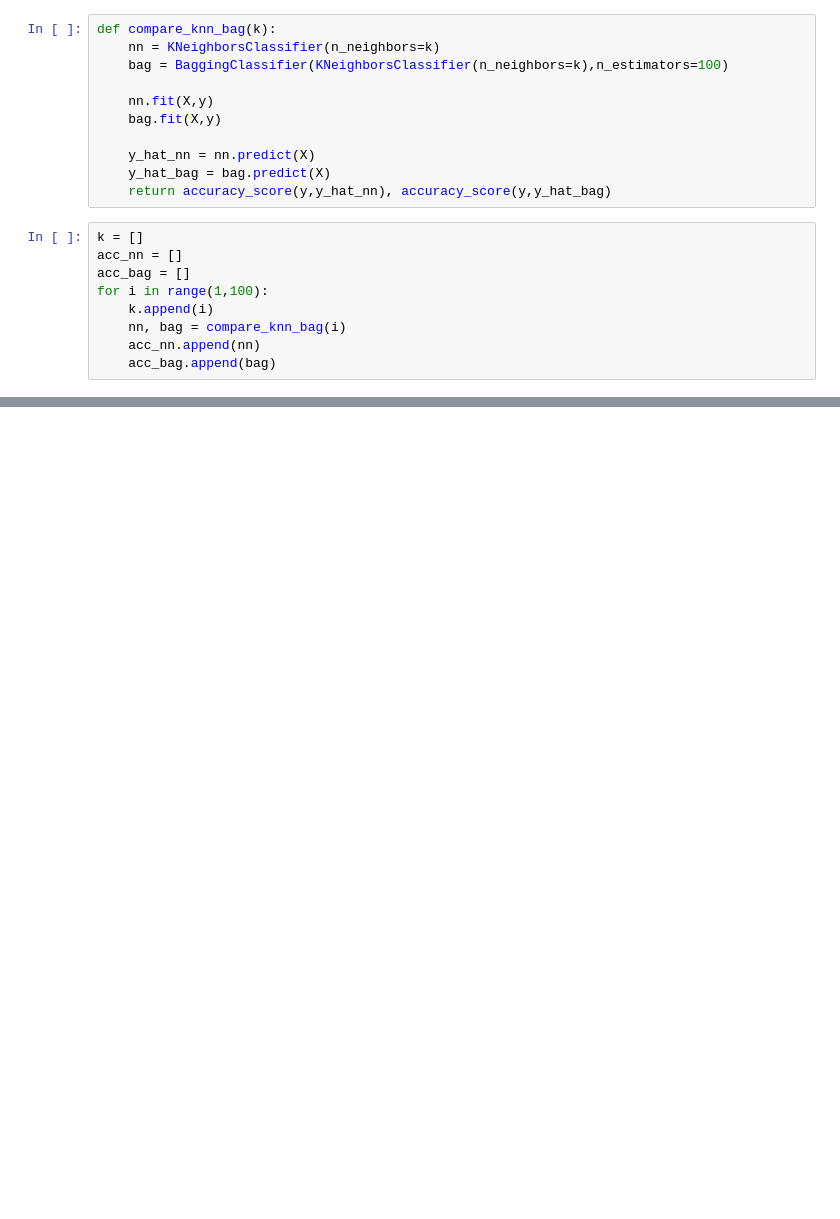
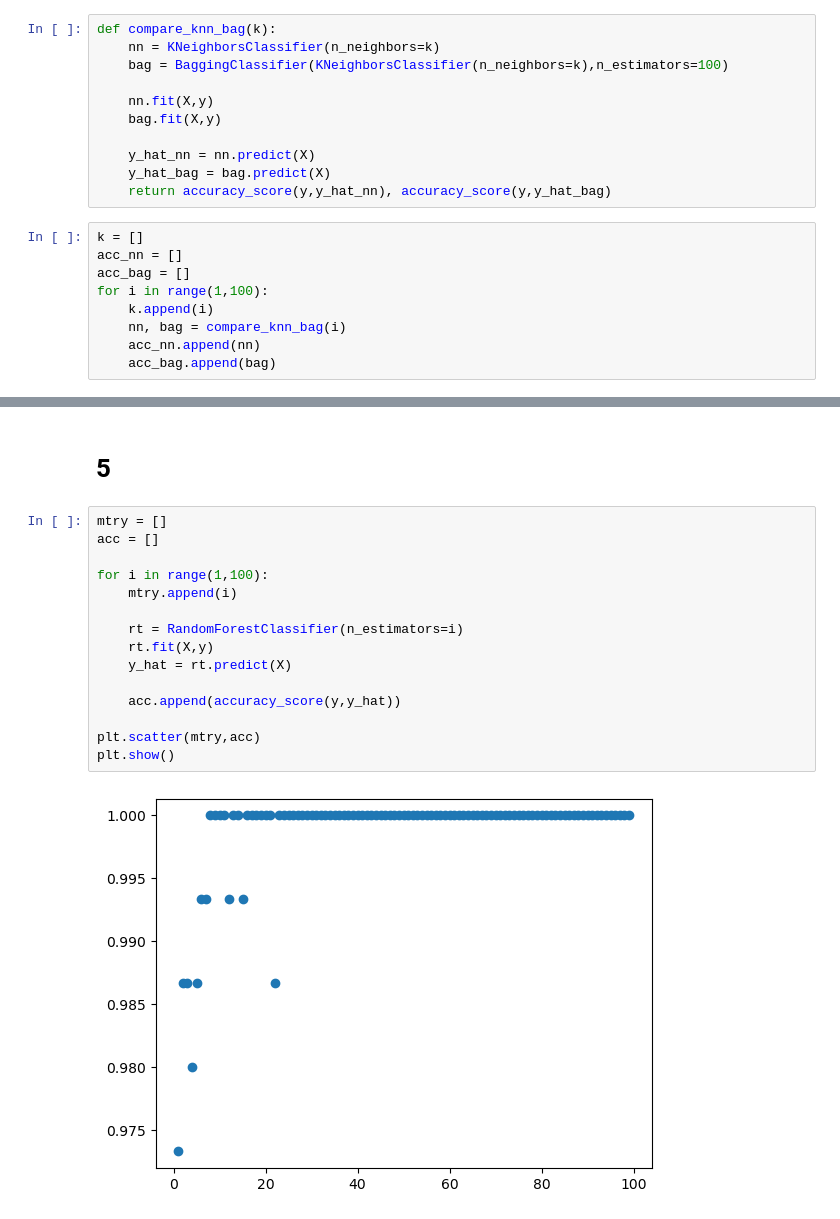
Before and after one commit to TheNoobGoda/ml, a Jupyter notebook: lab7.ipynb, the cells around one changed output, grey strips where cells are left out. Drawn from its saved outputs; the diff is of its cells as text; blank space fills up the shorter version.

```diff
--- a/lab7.ipynb
+++ b/lab7.ipynb
@@ -142,0 +145,19 @@ plt.show()
+# %% [markdown]
+# 5
+# %%
+mtry = []
+acc = []
+
+for i in range(1,100):
+    mtry.append(i)
+
+    rt = RandomForestClassifier(n_estimators=i)
+    rt.fit(X,y)
+    y_hat = rt.predict(X)
+
+    acc.append(accuracy_score(y,y_hat))
+
+plt.scatter(mtry,acc)
+plt.show()
+# %% [output]
+[figure, added]
```
Also changed, not shown: parts of 5 cells of this notebook.
